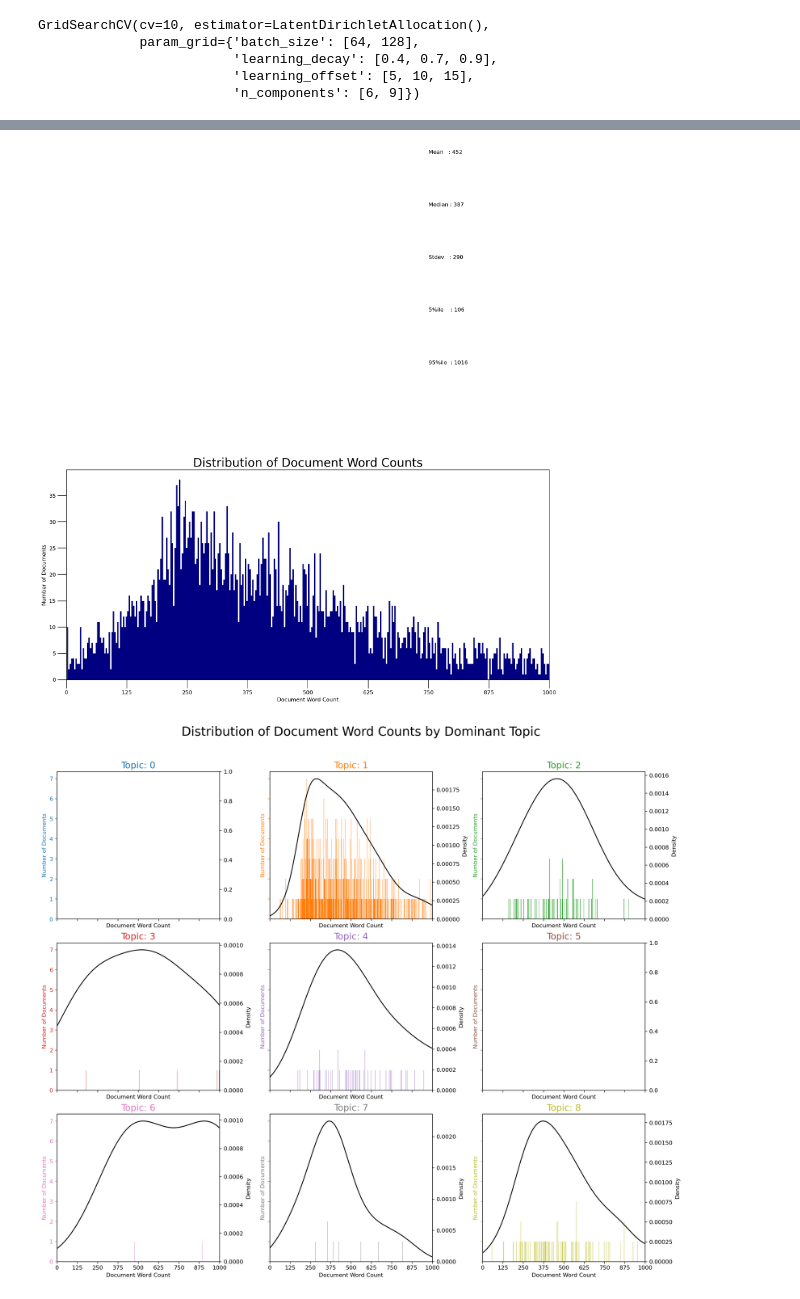
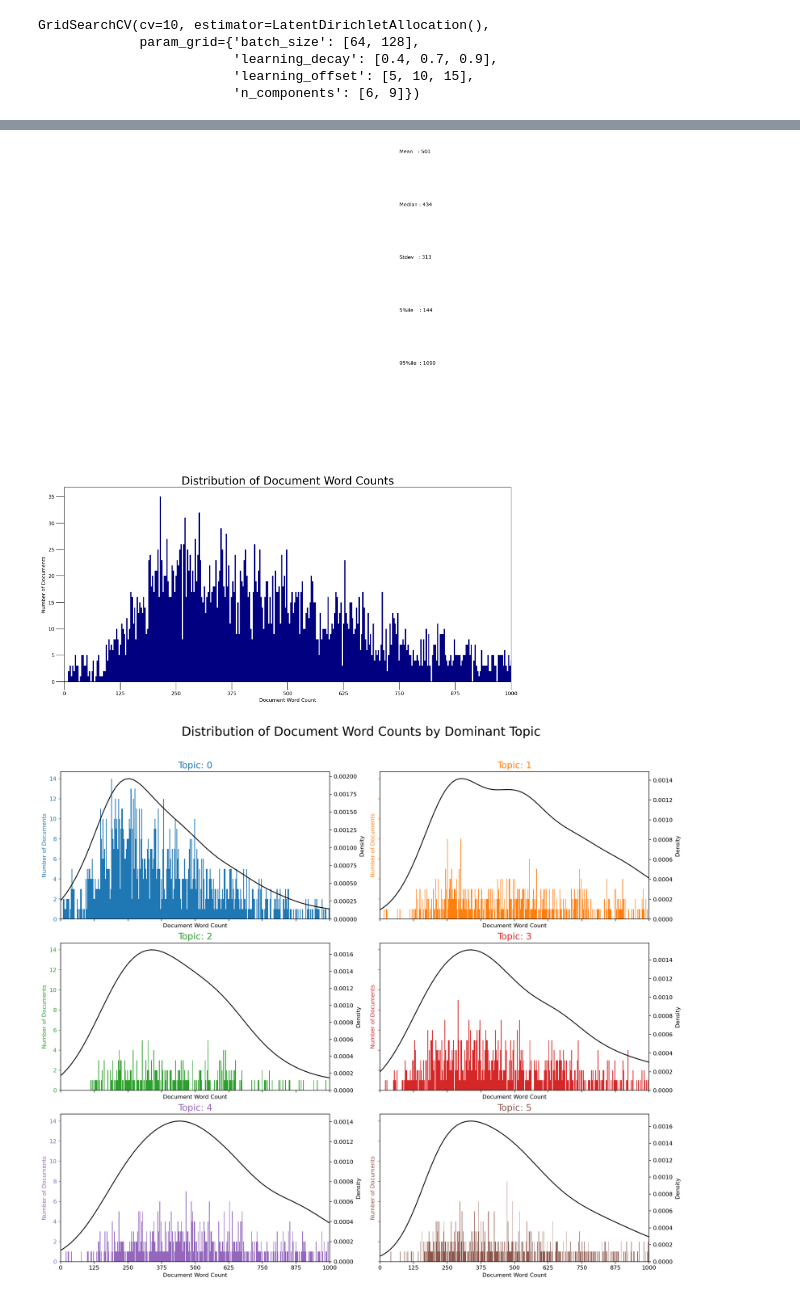
Before and after one commit to vladislabv/machine-learning-project, a Jupyter notebook: notebooks/2.1-vst-latent-dirichlet-analysis-lda-Copy1.ipynb, the cells around one changed output, grey strips where cells are left out. Saved outputs shown, nothing was run; the diff lists cells and outputs as text; code cells hidden in the pictures.

```diff
--- a/notebooks/2.1-vst-latent-dirichlet-analysis-lda-Copy1.ipynb
+++ b/notebooks/2.1-vst-latent-dirichlet-analysis-lda-Copy1.ipynb
@@ -352,6 +391,6 @@ df_topic_keywords
 # %%
 # Format
-df_dominant_topic = format_topics_sentences(best_lda_model, vectorizer, data).reset_index()
+df_dominant_topic = format_topics_sentences(best_lda_model, vec_tfidf, data).reset_index()
 df_dominant_topic.columns = ['Document_No', 'Dominant_Topic', 'Topic_Perc_Contrib', 'Keywords', 'Text']
 df_dominant_topic.head(10)
 # %% [output]
@@ -384,29 +423,29 @@ plt.xticks(np.linspace(0,1000,9))
 plt.title('Distribution of Document Word Counts', fontdict=dict(size=22))
 plt.show()
 # %% [output]
-[figure, old version]
+[figure, new version]
 # %%
 cols = [color for name, color in mcolors.TABLEAU_COLORS.items()]  # more colors: 'mcolors.XKCD_COLORS'
 
-fig, axes = plt.subplots(3,3,figsize=(16,14), dpi=160, sharex=True, sharey=True)
+fig, axes = plt.subplots(3,2,figsize=(16,14), dpi=160, sharex=True, sharey=True)
 
 for i, ax in enumerate(axes.flatten()):
     df_dominant_topic_sub = df_dominant_topic.loc[df_dominant_topic.Dominant_Topic == i, :]
     doc_lens = [len(d) for d in df_dominant_topic_sub.Text]
     ax.hist(doc_lens, bins = 1000, color=cols[i])
     ax.tick_params(axis='y', labelcolor=cols[i], color=cols[i])
     sns.kdeplot(doc_lens, color="black", shade=False, ax=ax.twinx())
     ax.set(xlim=(0, 1000), xlabel='Document Word Count')
     ax.set_ylabel('Number of Documents', color=cols[i])
     ax.set_title('Topic: '+str(i), fontdict=dict(size=16, color=cols[i]))
 
 fig.tight_layout()
 fig.subplots_adjust(top=0.90)
 plt.xticks(np.linspace(0,1000,9))
 fig.suptitle('Distribution of Document Word Counts by Dominant Topic', fontsize=22)
 plt.show()
 # %% [output]
-[figure, old version]
+[figure, new version]
 # %%
 # 1. Wordcloud of Top N words in each topic
 num_words = 10  # You can adjust the number of top words
```
Also changed, not shown: parts of 18 cells of this notebook.
